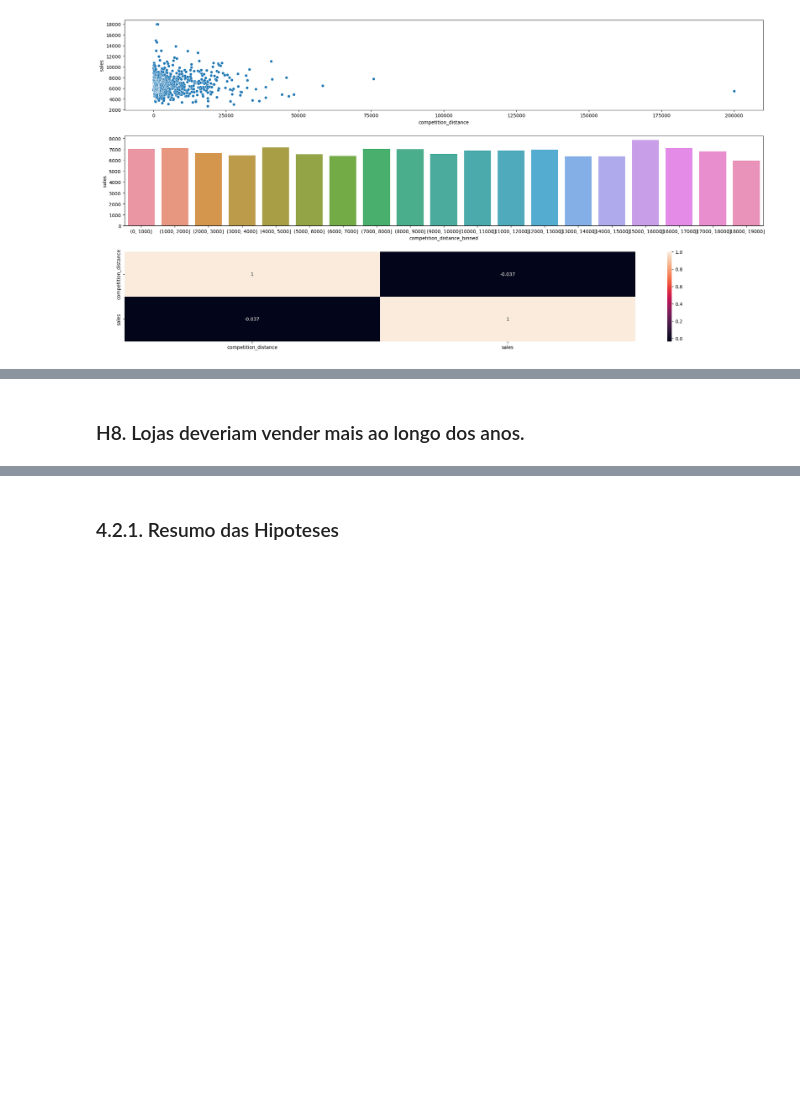
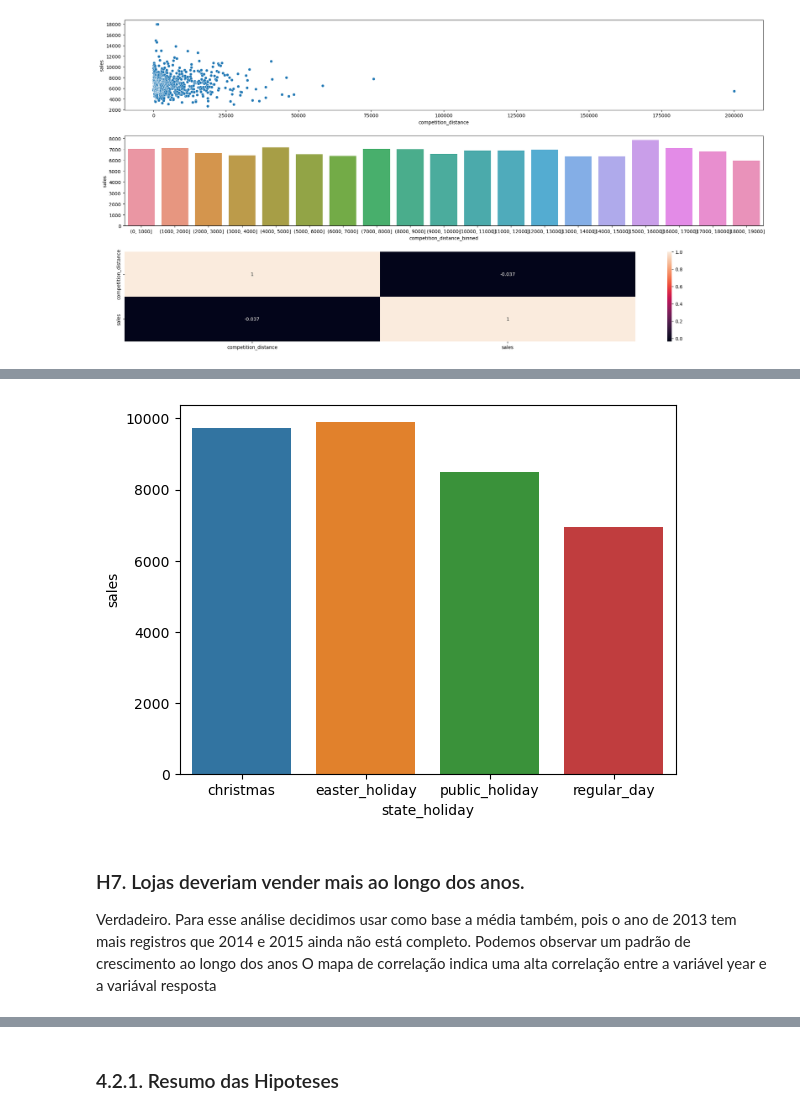
Before and after one commit to MicheleLopes/ds_em_producao, a Jupyter notebook: Untitled.ipynb, the cells around one changed output, grey strips where cells are left out. Drawn from its saved outputs; the diff is of its cells as text; code cells hidden in the pictures; blank space fills up the shorter version.

Commit message:
conclusion of exploratory data analysis

```diff
--- a/Untitled.ipynb
+++ b/Untitled.ipynb
@@ -520,2 +524,9 @@ plt.tight_layout()
+# %%
+aux1 = df4[['state_holiday', 'sales']].groupby('state_holiday').mean().reset_index()
+sns.barplot( x='state_holiday', y='sales', data=aux1 );
+# %% [output]
+[figure, added]
 # %% [markdown]
-### H8. Lojas deveriam vender mais ao longo dos anos.
+### H7. Lojas deveriam vender mais ao longo dos anos.
+Verdadeiro. Para esse análise decidimos usar como base a média também, pois o ano de 2013 tem mais registros que 2014 e 2015 ainda não está completo. Podemos observar um padrão de crescimento ao longo dos anos
+O mapa de correlação indica uma alta correlação entre a variável year e a variával resposta
```
Also changed, not shown: parts of 34 cells of this notebook.
